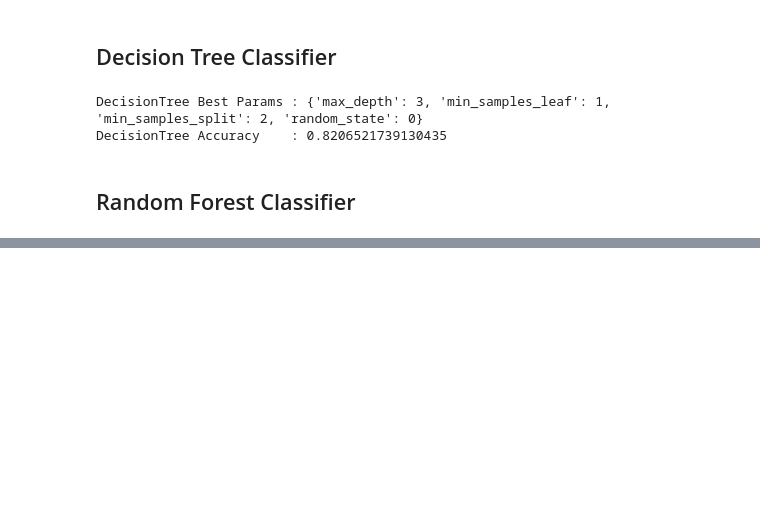
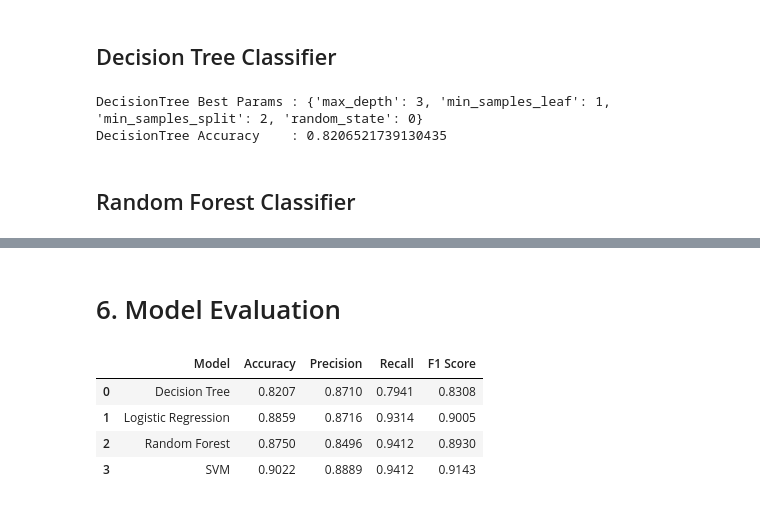
Before and after one commit to Priyesh-DS-Code/Heart-Disease-Prediction, a Jupyter notebook: Heart-Disease-Predictor.ipynb, the cells around one changed output, grey strips where cells are left out. Drawn from its saved outputs; the diff is of its cells as text; code cells hidden in the pictures; blank space fills up the shorter version.

```diff
--- a/Heart-Disease-Predictor.ipynb
+++ b/Heart-Disease-Predictor.ipynb
@@ -275,3 +240,0 @@ Name: count, Length: 67, dtype: int64
-# %%
-## Replacing all the 0 values to the nan value in RestingBP columns
-heart_df['RestingBP'].replace(0, np.nan, inplace=True)
@@ -291,4 +240,0 @@ Name: RestingBP, Length: 918, dtype: float64
-# %%
-from sklearn.impute import KNNImputer
-knn = KNNImputer(n_neighbors=3)
-heart_df['RestingBP'] = knn.fit_transform(heart_df[['RestingBP']])
@@ -584,3 +514,5 @@ RandomForest Accuracy    : 0.8858695652173914
 # %%
 with open('artifacts/RandomForest.pkl', 'wb') as model:
     pickle.dump(rf_grid, model)
+# %% [markdown]
+# 6. Model Evaluation
@@ -586,0 +526,51 @@ with open('artifacts/RandomForest.pkl', 'wb') as model:
+# %%
+def evaluate_model(model, X_test, y_test):
+
+    y_pred = model.predict(X_test)
+
+    accuracy = accuracy_score(y_test, y_pred)
+    precision = precision_score(y_test, y_pred)
+    recall = recall_score(y_test, y_pred)
+    f1 = f1_score(y_test, y_pred)
+
+    return accuracy, precision, recall, f1
+# %%
+results = []
+
+models = {
+    "Decision Tree": dt_grid,
+    "Logistic Regression": lr_grid,
+    "Random Forest": rf_grid,
+    "SVM": svm_grid
+}
+
+for name, model in models.items():
+
+    accuracy, precision, recall, f1 = evaluate_model(
+        model,
+        X_test_transformed,
+        y_test
+    )
+
+    results.append({
+        "Model": name,
+        "Accuracy": round(accuracy, 4),
+        "Precision": round(precision, 4),
+        "Recall": round(recall, 4),
+        "F1 Score": round(f1, 4)
+    })
+
+results_df = pd.DataFrame(results)
+
+results_df.sort_values(
+    by="Accuracy",
+    ascending=False
+)
+
+results_df
+# %% [output]
+|  | Model | Accuracy | Precision | Recall | F1 Score |
+| 0 | Decision Tree | 0.8207 | 0.8710 | 0.7941 | 0.8308 |
+| 1 | Logistic Regression | 0.8859 | 0.8716 | 0.9314 | 0.9005 |
+| 2 | Random Forest | 0.8750 | 0.8496 | 0.9412 | 0.8930 |
+| 3 | SVM | 0.9022 | 0.8889 | 0.9412 | 0.9143 |
```
Also changed, not shown: parts of 44 cells of this notebook.
